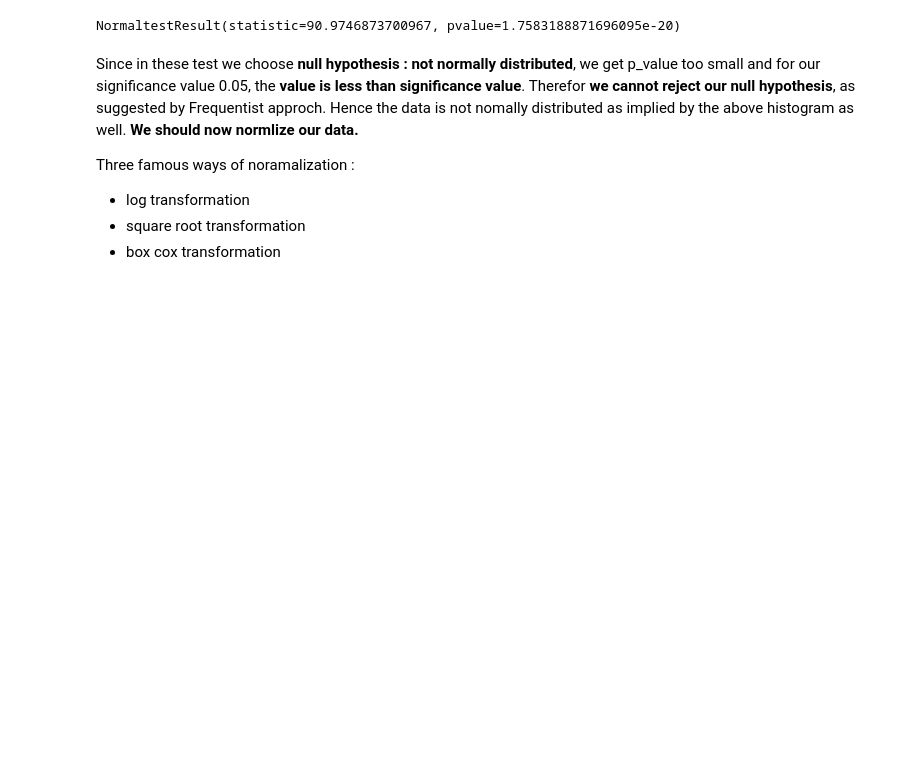
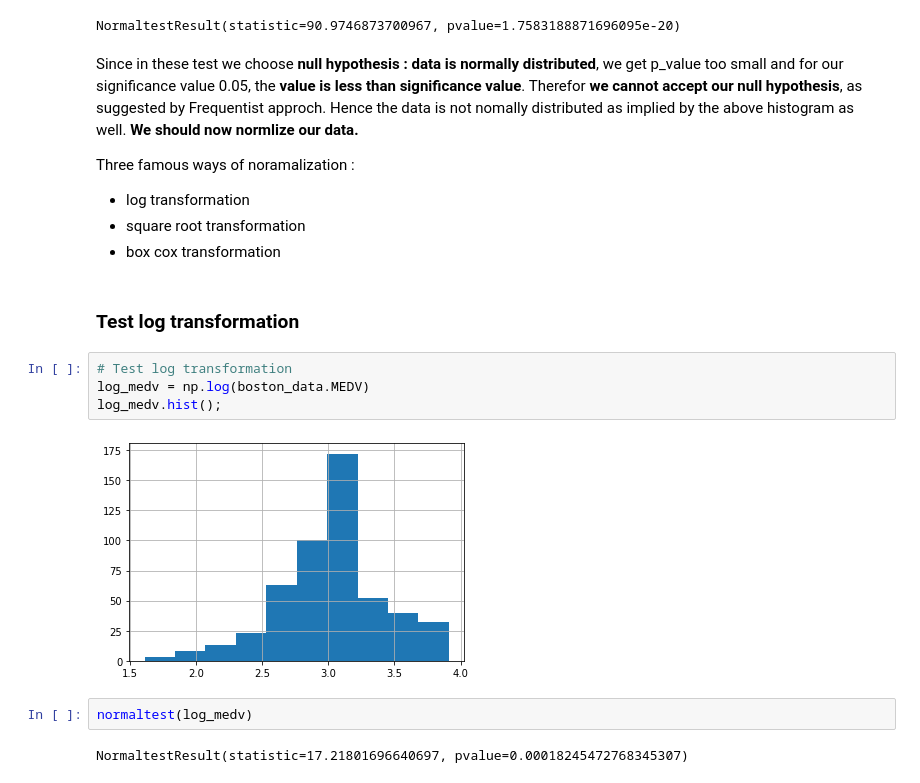
Before and after one commit to 0xNILADRI/Boston-Housing-Price-Prediction, a Jupyter notebook: Untitled.ipynb, the cells around one changed output. Saved outputs shown, nothing was run; the diff lists cells and outputs as text; blank space fills up the shorter version.

```diff
--- a/Untitled.ipynb
+++ b/Untitled.ipynb
@@ -54,9 +54,21 @@ normaltest(boston_data.MEDV.values)
 # %% [output]
 NormaltestResult(statistic=90.9746873700967, pvalue=1.7583188871696095e-20)
 # %% [markdown]
-Since in these test we choose __null hypothesis : not normally distributed__, we get p_value too small and for our significance value 0.05, the __value is less than significance value__. Therefor __we cannot reject our null hypothesis__, as suggested by Frequentist approch. Hence the data is not nomally distributed as implied by the above histogram as well. __We should now normlize our data.__
+Since in these test we choose __null hypothesis : data is normally distributed__, we get p_value too small and for our significance value 0.05, the __value is less than significance value__. Therefor __we cannot accept our null hypothesis__, as suggested by Frequentist approch. Hence the data is not nomally distributed as implied by the above histogram as well. __We should now normlize our data.__
 
 Three famous ways of noramalization :
 * log transformation
 * square root transformation
 * box cox transformation
+# %% [markdown]
+### Test log transformation
+# %%
+# Test log transformation
+log_medv = np.log(boston_data.MEDV)
+log_medv.hist();
+# %% [output]
+[figure, added]
+# %%
+normaltest(log_medv)
+# %% [output]
+NormaltestResult(statistic=17.21801696640697, pvalue=0.00018245472768345307)
```
Also changed, not shown: parts of 23 cells of this notebook.
